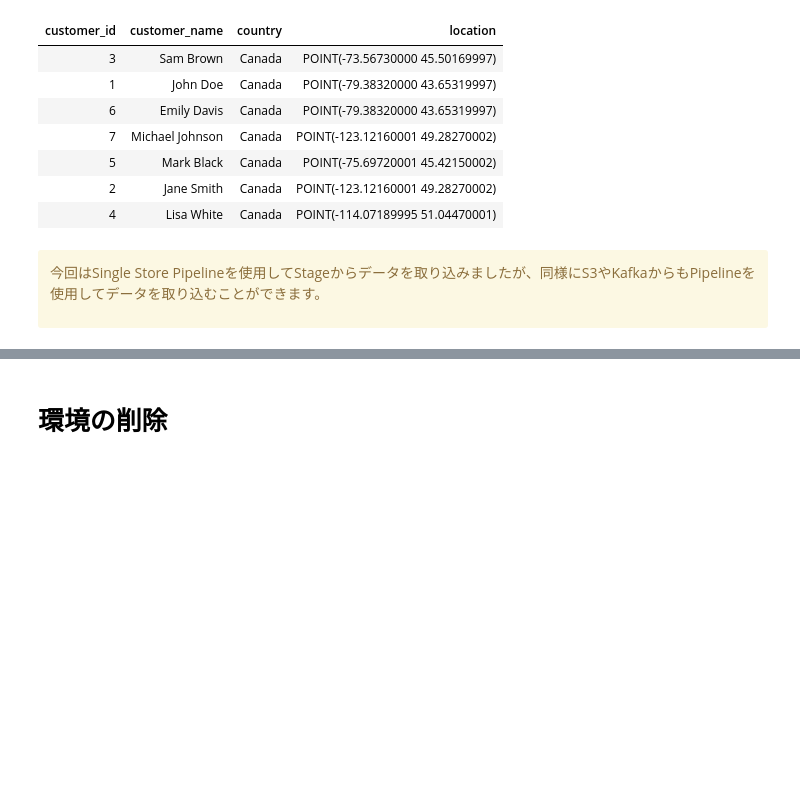
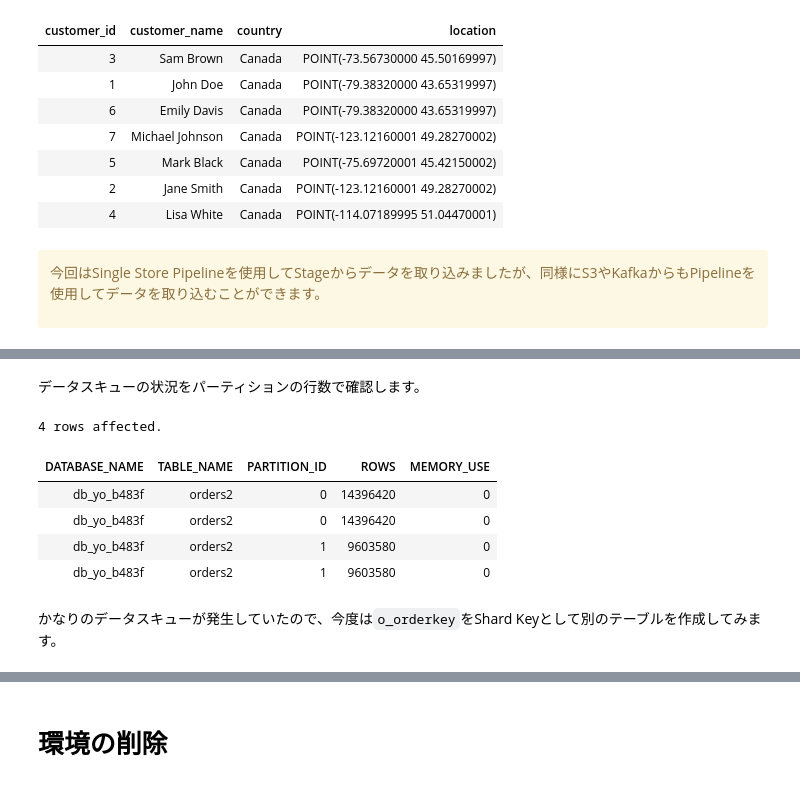
Before and after one commit to yt-s2/s2training, a Jupyter notebook: getting-started-with-singlestore-jp.ipynb, the cells around one changed output, grey strips where cells are left out. Saved outputs shown, nothing was run; the diff lists cells and outputs as text; code cells hidden in the pictures; blank space fills up the shorter version.

```diff
--- a/getting-started-with-singlestore-jp.ipynb
+++ b/getting-started-with-singlestore-jp.ipynb
@@ -1150,0 +1227,21 @@ LIMIT 100;
+# %% [markdown]
+データスキューの状況をパーティションの行数で確認します。
+# %%
+%%sql
+SELECT
+    DATABASE_NAME,
+    TABLE_NAME,
+    ORDINAL AS PARTITION_ID,
+    ROWS,
+    MEMORY_USE
+FROM INFORMATION_SCHEMA.TABLE_STATISTICS
+WHERE TABLE_NAME = 'orders2';
+# %% [output]
+4 rows affected.
+| DATABASE_NAME | TABLE_NAME | PARTITION_ID | ROWS | MEMORY_USE |
+| db_yo_b483f | orders2 | 0 | 14396420 | 0 |
+| db_yo_b483f | orders2 | 0 | 14396420 | 0 |
+| db_yo_b483f | orders2 | 1 | 9603580 | 0 |
+| db_yo_b483f | orders2 | 1 | 9603580 | 0 |
+# %% [markdown]
+かなりのデータスキューが発生していたので、今度は`o_orderkey`をShard Keyとして別のテーブルを作成してみます。
```
Also changed, not shown: parts of 25 cells of this notebook.
